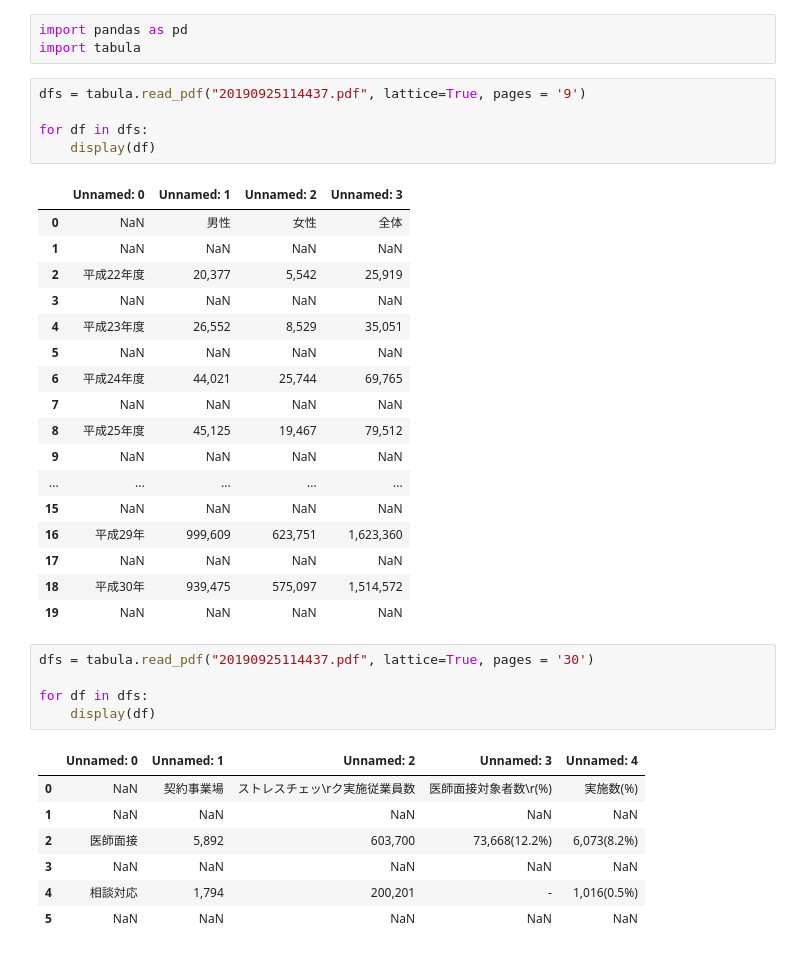
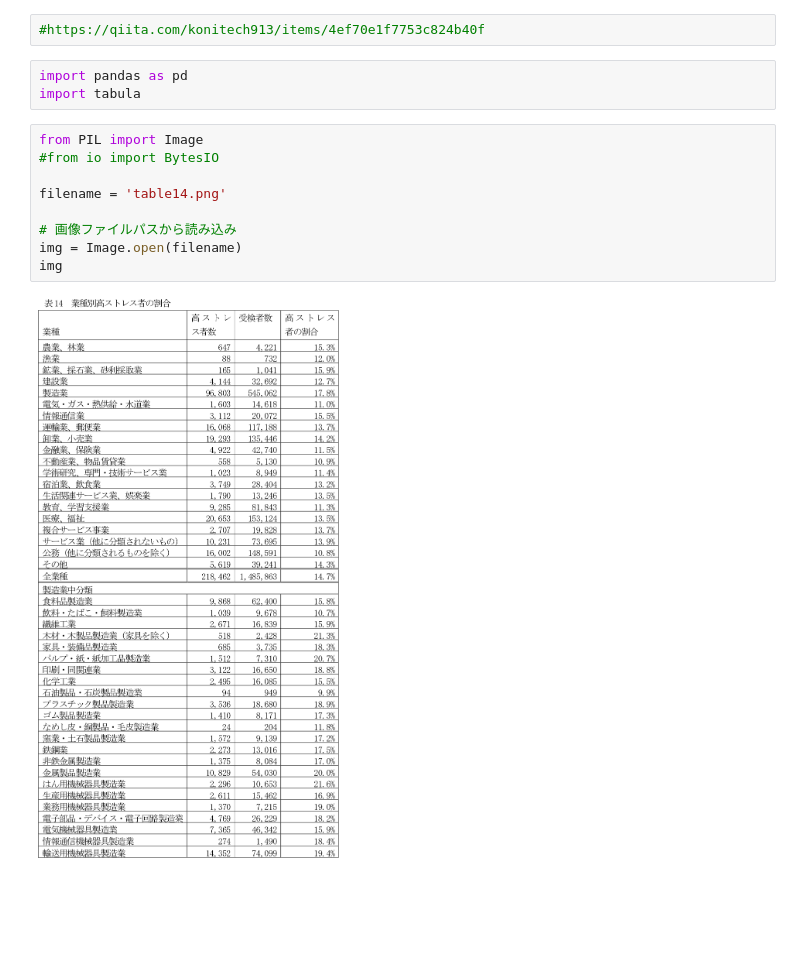
Before and after one commit to mino-2021/PDFtoTableData, a Jupyter notebook: TabledataFromPDF.ipynb, the cells around one changed output. Cells and saved outputs as stored; diff of their text form; blank space fills up the shorter version.

```diff
--- a/TabledataFromPDF.ipynb
+++ b/TabledataFromPDF.ipynb
@@ -1,42 +1,19 @@
+# %%
+#https://qiita.com/konitech913/items/4ef70e1f7753c824b40f
 # %%
 import pandas as pd
 import tabula
-# %%
-dfs = tabula.read_pdf("20190925114437.pdf", lattice=True, pages = '9')
-
-for df in dfs:
-    display(df)
-# %% [output]
-|  | Unnamed: 0 | Unnamed: 1 | Unnamed: 2 | Unnamed: 3 |
-| 0 | NaN | 男性 | 女性 | 全体 |
-| 1 | NaN | NaN | NaN | NaN |
-| 2 | 平成22年度 | 20,377 | 5,542 | 25,919 |
-| 3 | NaN | NaN | NaN | NaN |
-| 4 | 平成23年度 | 26,552 | 8,529 | 35,051 |
-| 5 | NaN | NaN | NaN | NaN |
-| 6 | 平成24年度 | 44,021 | 25,744 | 69,765 |
-| 7 | NaN | NaN | NaN | NaN |
-| 8 | 平成25年度 | 45,125 | 19,467 | 79,512 |
-| 9 | NaN | NaN | NaN | NaN |
-| ... | ... | ... | ... | ... |
-| 15 | NaN | NaN | NaN | NaN |
-| 16 | 平成29年 | 999,609 | 623,751 | 1,623,360 |
-| 17 | NaN | NaN | NaN | NaN |
-| 18 | 平成30年 | 939,475 | 575,097 | 1,514,572 |
-| 19 | NaN | NaN | NaN | NaN |
-# %%
-dfs = tabula.read_pdf("20190925114437.pdf", lattice=True, pages = '30')
-
-for df in dfs:
-    display(df)
-# %% [output]
-|  | Unnamed: 0 | Unnamed: 1 | Unnamed: 2 | Unnamed: 3 | Unnamed: 4 |
-| 0 | NaN | 契約事業場 | ストレスチェッ\rク実施従業員数 | 医師面接対象者数\r(%) | 実施数(%) |
-| 1 | NaN | NaN | NaN | NaN | NaN |
-| 2 | 医師面接 | 5,892 | 603,700 | 73,668(12.2%) | 6,073(8.2%) |
-| 3 | NaN | NaN | NaN | NaN | NaN |
-| 4 | 相談対応 | 1,794 | 200,201 | - | 1,016(0.5%) |
-| 5 | NaN | NaN | NaN | NaN | NaN |
+# %%
+from PIL import Image
+#from io import BytesIO
+
+filename = 'table14.png'
+
+# 画像ファイルパスから読み込み
+img = Image.open(filename)
+img
+# %% [output]
+[figure, added]
 # %%
 # lattice=Trueでテーブルの軸線でセルを判定
 #dfs = tabula.read_pdf("平成30年 全衛連ストレスチェックサービス実施結果報告書.pdf", lattice=True, pages = '40')
```
Also changed, not shown: parts of 2 cells of this notebook.
